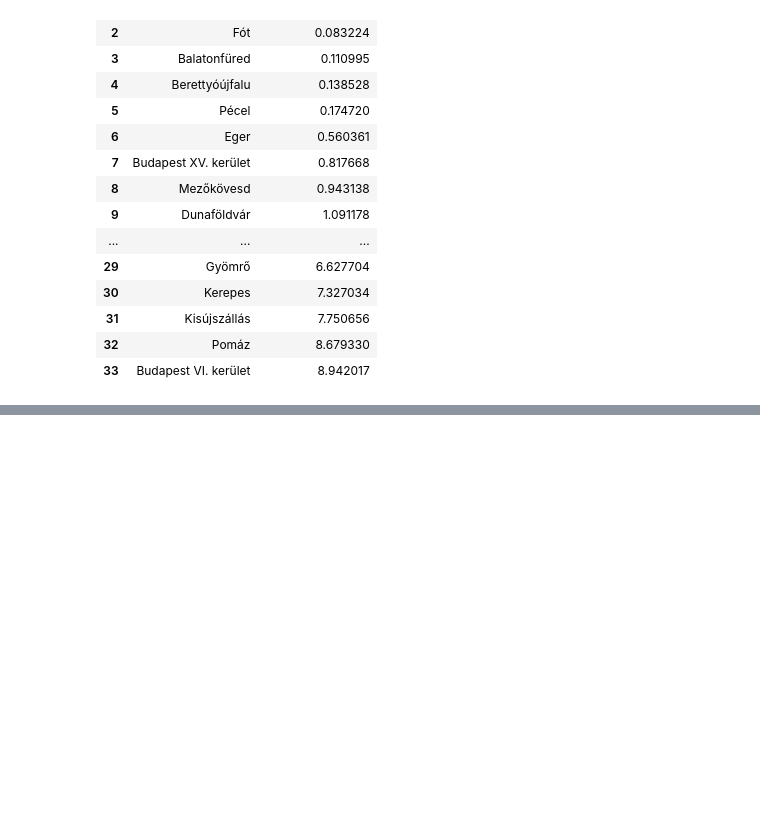
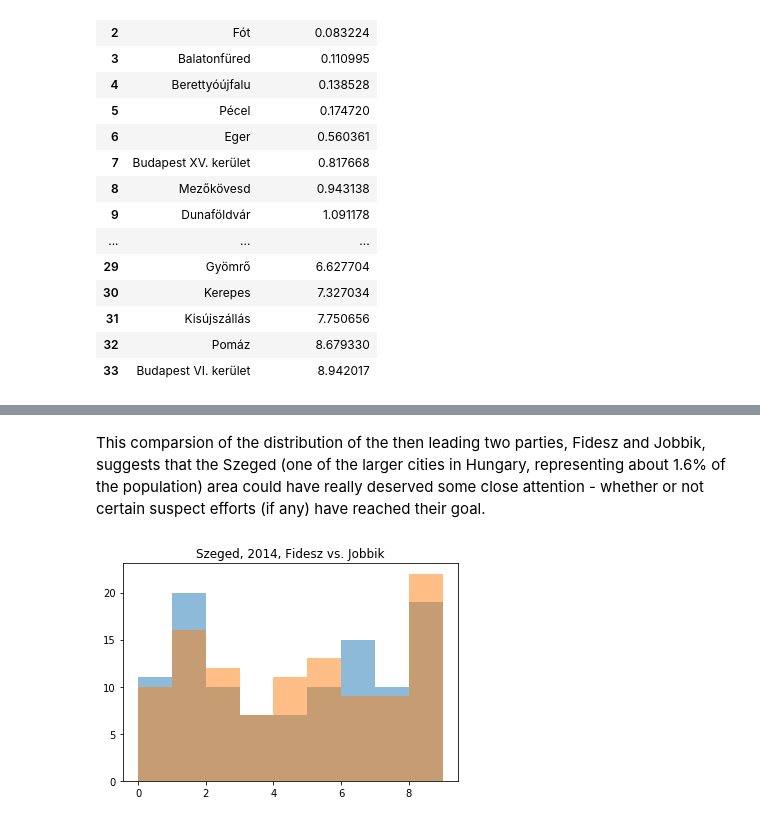
Before and after one commit to brezniczky/ep_elections_2019_hun, a Jupyter notebook: charm/report.ipynb, the cells around one changed output, grey strips where cells are left out. Drawn from its saved outputs; the diff is of its cells as text; code cells hidden in the pictures; blank space fills up the shorter version.

```diff
--- a/charm/report.ipynb
+++ b/charm/report.ipynb
@@ -88,0 +210,8 @@ suspects[["Settlement", "p_both_correct_%"]]
+# %% [markdown]
+This comparsion of the distribution of the then leading two parties, Fidesz and Jobbik, suggests that the Szeged (one of the larger cities in Hungary, representing about 1.6% of the population) area could have really deserved some close attention - whether or not certain suspect efforts (if any) have reached their goal.
+# %%
+import AndrasKalman.load
+
+AndrasKalman.load.plot_location("Szeged")
+# %% [output]
+[figure, added]
```
Also changed, not shown: parts of 18 cells of this notebook, 1 other file.
